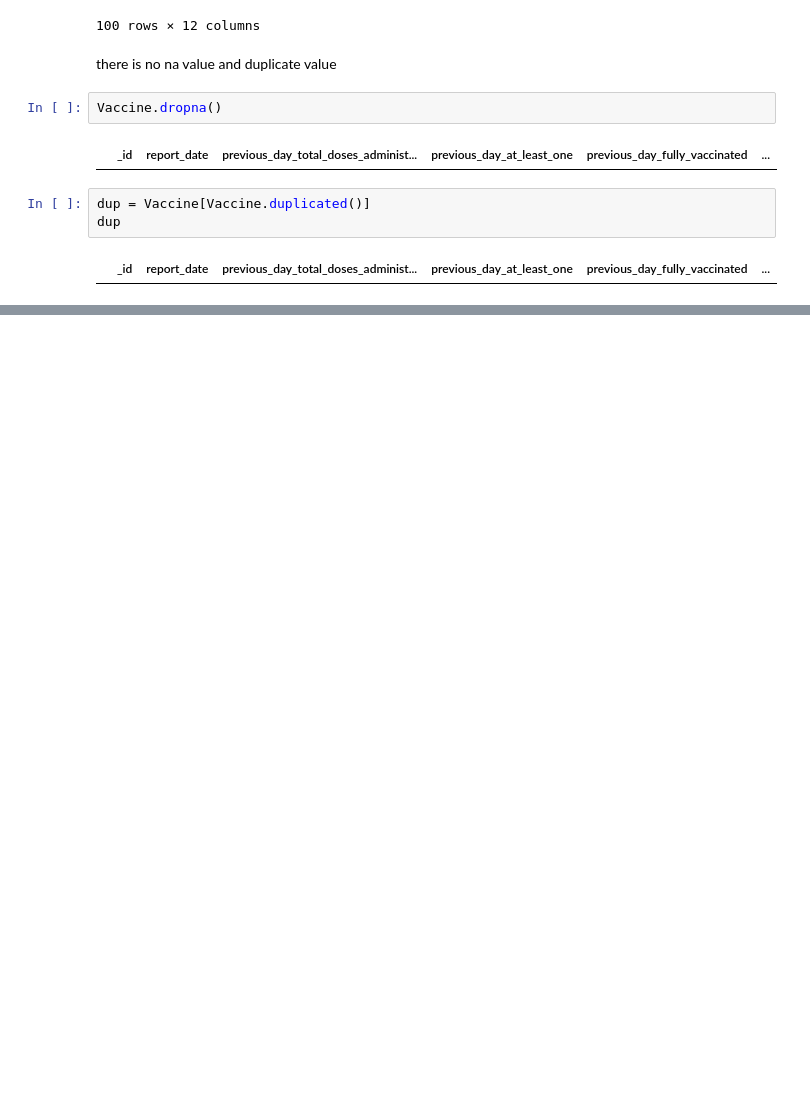
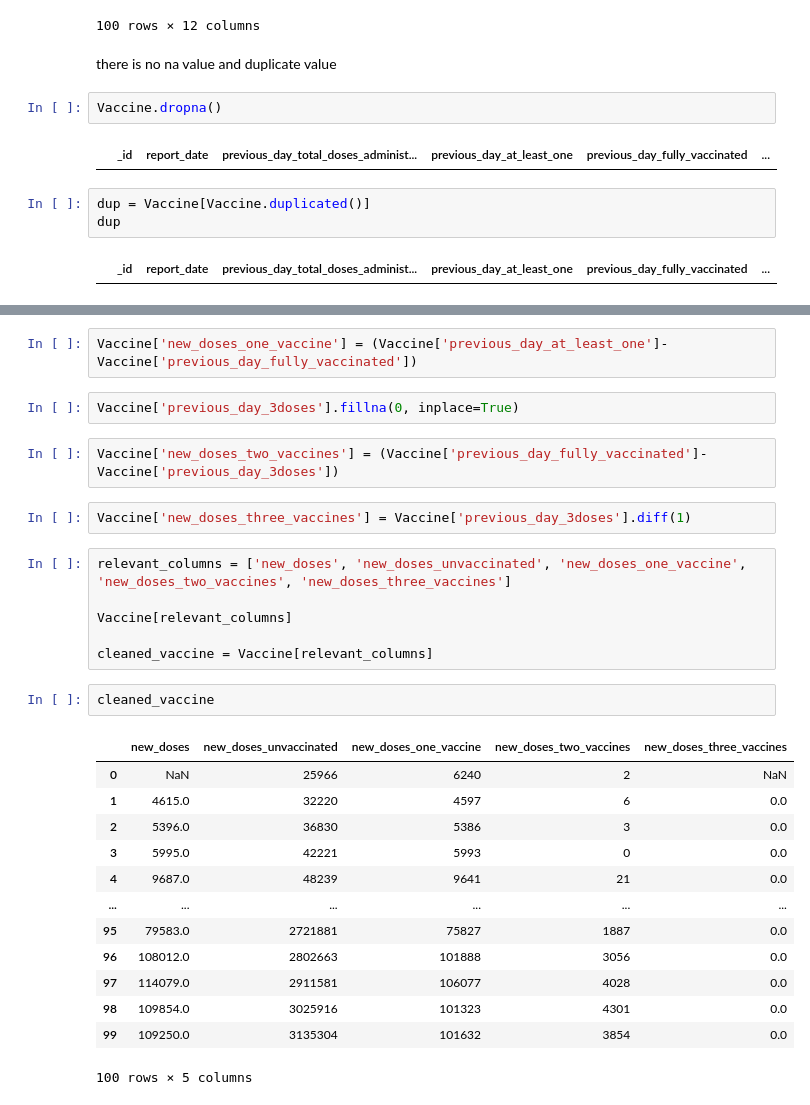
Before and after one commit to grappeefruitt/schulich_data_science, a Jupyter notebook: exercise2.ipynb, the cells around one changed output, grey strips where cells are left out. Cells and saved outputs as stored; diff of their text form; blank space fills up the shorter version.

```diff
--- a/exercise2.ipynb
+++ b/exercise2.ipynb
@@ -111,0 +142,30 @@ dup
+# %%
+Vaccine['new_doses_one_vaccine'] = (Vaccine['previous_day_at_least_one']-Vaccine['previous_day_fully_vaccinated'])
+# %%
+Vaccine['previous_day_3doses'].fillna(0, inplace=True)
+# %%
+Vaccine['new_doses_two_vaccines'] = (Vaccine['previous_day_fully_vaccinated']-Vaccine['previous_day_3doses'])
+# %%
+Vaccine['new_doses_three_vaccines'] = Vaccine['previous_day_3doses'].diff(1)
+# %%
+relevant_columns = ['new_doses', 'new_doses_unvaccinated', 'new_doses_one_vaccine', 'new_doses_two_vaccines', 'new_doses_three_vaccines']
+
+Vaccine[relevant_columns]
+
+cleaned_vaccine = Vaccine[relevant_columns]
+# %%
+cleaned_vaccine
+# %% [output]
+|  | new_doses | new_doses_unvaccinated | new_doses_one_vaccine | new_doses_two_vaccines | new_doses_three_vaccines |
+| 0 | NaN | 25966 | 6240 | 2 | NaN |
+| 1 | 4615.0 | 32220 | 4597 | 6 | 0.0 |
+| 2 | 5396.0 | 36830 | 5386 | 3 | 0.0 |
+| 3 | 5995.0 | 42221 | 5993 | 0 | 0.0 |
+| 4 | 9687.0 | 48239 | 9641 | 21 | 0.0 |
+| ... | ... | ... | ... | ... | ... |
+| 95 | 79583.0 | 2721881 | 75827 | 1887 | 0.0 |
+| 96 | 108012.0 | 2802663 | 101888 | 3056 | 0.0 |
+| 97 | 114079.0 | 2911581 | 106077 | 4028 | 0.0 |
+| 98 | 109854.0 | 3025916 | 101323 | 4301 | 0.0 |
+| 99 | 109250.0 | 3135304 | 101632 | 3854 | 0.0 |
+100 rows × 5 columns
```
Also changed, not shown: parts of 9 cells of this notebook, 1 other file.
